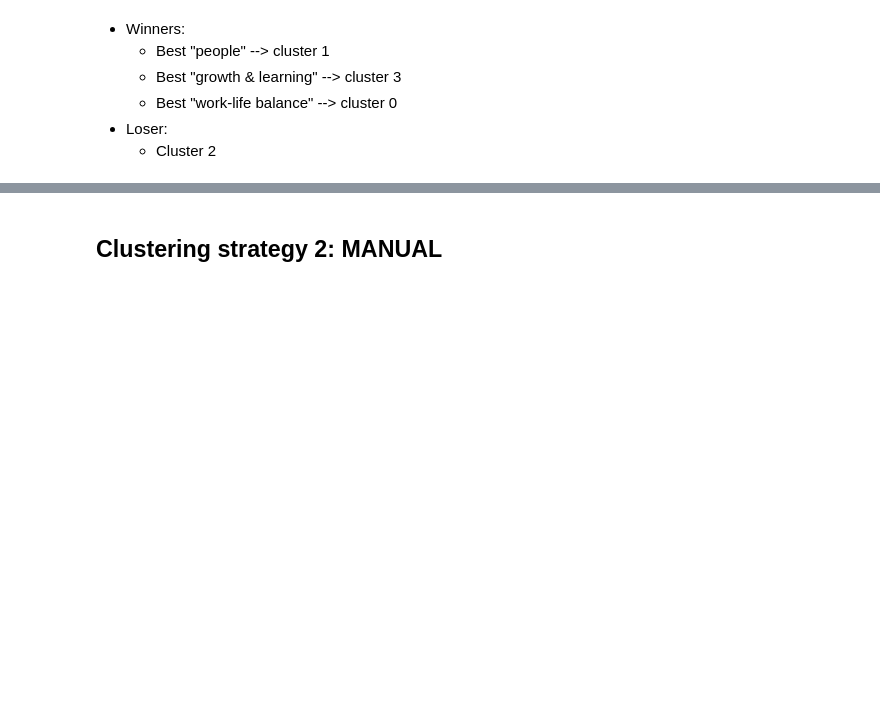
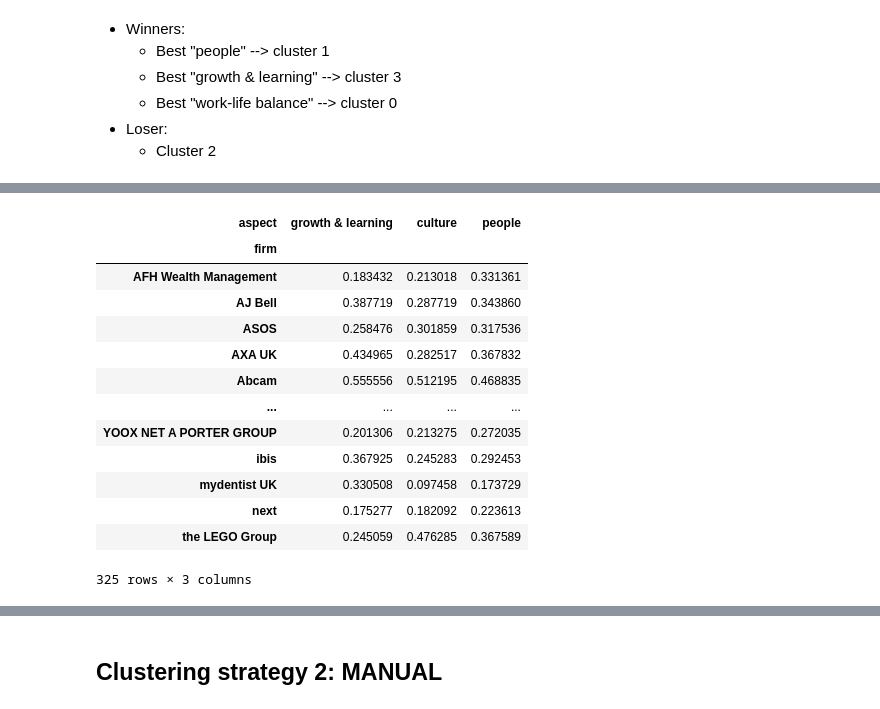
Before and after one commit to javirubio4/glassdoor_reviews, a Jupyter notebook: Clustering.ipynb, the cells around one changed output, grey strips where cells are left out. Cells and saved outputs as stored; diff of their text form; code cells hidden in the pictures; blank space fills up the shorter version.

```diff
--- a/Clustering.ipynb
+++ b/Clustering.ipynb
@@ -290,3 +290,20 @@ AJ Bell, Accenture, American Express, BAT, Barts Health NHS Trust, Bayer, Bullho
+# %%
+X_sel
+# %% [output]
+| aspect | growth & learning | culture | people |
+| firm |  |  |  |
+| AFH Wealth Management | 0.183432 | 0.213018 | 0.331361 |
+| AJ Bell | 0.387719 | 0.287719 | 0.343860 |
+| ASOS | 0.258476 | 0.301859 | 0.317536 |
+| AXA UK | 0.434965 | 0.282517 | 0.367832 |
+| Abcam | 0.555556 | 0.512195 | 0.468835 |
+| ... | ... | ... | ... |
+| YOOX NET A PORTER GROUP | 0.201306 | 0.213275 | 0.272035 |
+| ibis | 0.367925 | 0.245283 | 0.292453 |
+| mydentist UK | 0.330508 | 0.097458 | 0.173729 |
+| next | 0.175277 | 0.182092 | 0.223613 |
+| the LEGO Group | 0.245059 | 0.476285 | 0.367589 |
+325 rows × 3 columns
 # %%
 # 3‑D scatter of firms on (people, growth&learning, work-life balance)
 
```
Also changed, not shown: parts of 23 cells of this notebook.
